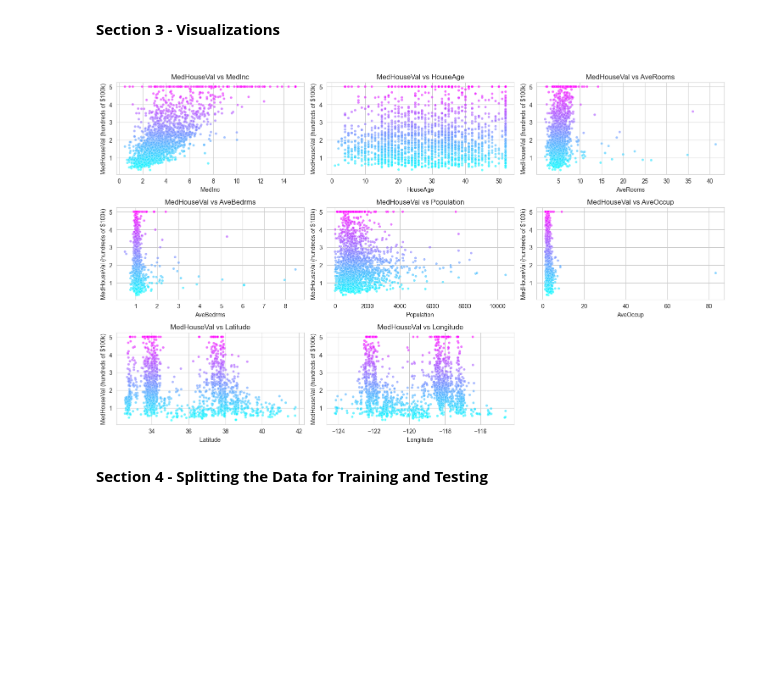
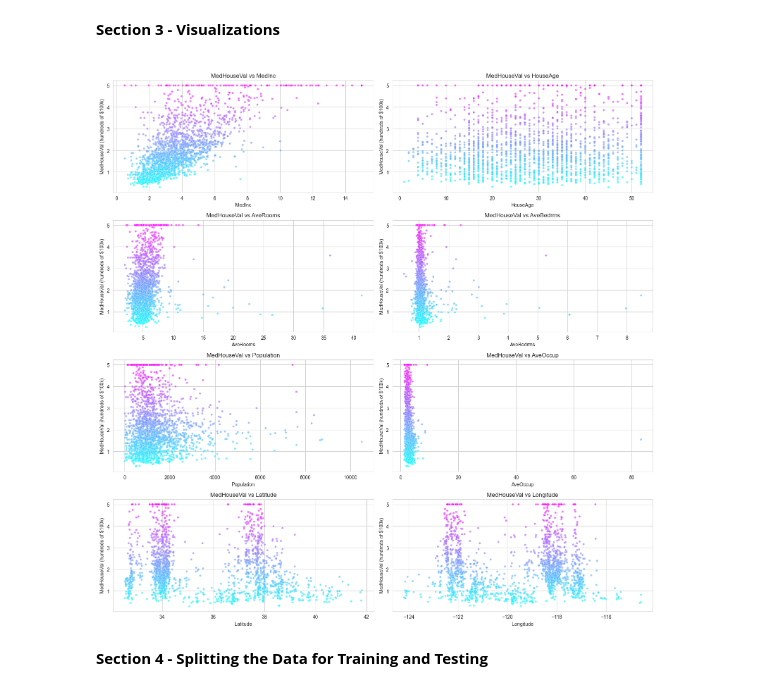
Before and after one commit to Angie-Crews/datafun-07-ml, a Jupyter notebook: Final_Project/angiecrews_ml_bonus.ipynb, the cells around one changed output. Saved outputs shown, nothing was run; the diff lists cells and outputs as text; code cells hidden in the pictures; blank space fills up the shorter version.

```diff
--- a/Final_Project/angiecrews_ml_bonus.ipynb
+++ b/Final_Project/angiecrews_ml_bonus.ipynb
@@ -143,34 +143,61 @@ features = california.feature_names
 # layout: 3 columns
 ncols = 3
 nrows = int(np.ceil(len(features) / ncols))
 fig, axes = plt.subplots(nrows=nrows, ncols=ncols, figsize=(5 * ncols, 3 * nrows))
 axes = axes.flatten()
 
 for i, feat in enumerate(features):
     ax = axes[i]
     sns.scatterplot(
         data=sample_df,
         x=feat,
         y='medhousevalue',
         hue='medhousevalue',
         palette='cool',
         s=18,
         alpha=0.6,
         ax=ax,
         legend=False
     )
     ax.set_title(f"MedHouseVal vs {feat}")
     ax.set_xlabel(feat)
     ax.set_ylabel('MedHouseVal (hundreds of $100k)')
 
 # hide any unused subplots
 for j in range(len(features), len(axes)):
     axes[j].set_visible(False)
+    # Recreate layout: 2 columns x 4 rows (each subplot wider to fill page)
+    plt.close(fig)  # close the previous figure to free resources
 
+    ncols = 2
+    nrows = 4
+    fig, axes = plt.subplots(nrows=nrows, ncols=ncols, figsize=(16, 4 * nrows))
+    axes = axes.flatten()
+
+    for i, feat in enumerate(features):
+        ax = axes[i]
+        sns.scatterplot(
+            data=sample_df,
+            x=feat,
+            y='medhousevalue',
+            hue='medhousevalue',
+            palette='cool',
+            s=18,
+            alpha=0.6,
+            ax=ax,
+            legend=False
+        )
+        ax.set_title(f"MedHouseVal vs {feat}")
+        ax.set_xlabel(feat)
+        ax.set_ylabel('MedHouseVal (hundreds of $100k)')
+
+    # hide any unused subplots (if any)
+    for j in range(len(features), len(axes)):
+        axes[j].set_visible(False)
 plt.tight_layout()
 plt.show()
 # %% [output]
-[figure, old version]
+[figure, new version]
 # %% [markdown]
 <div style="color:black; font-weight:bold">
 
```
